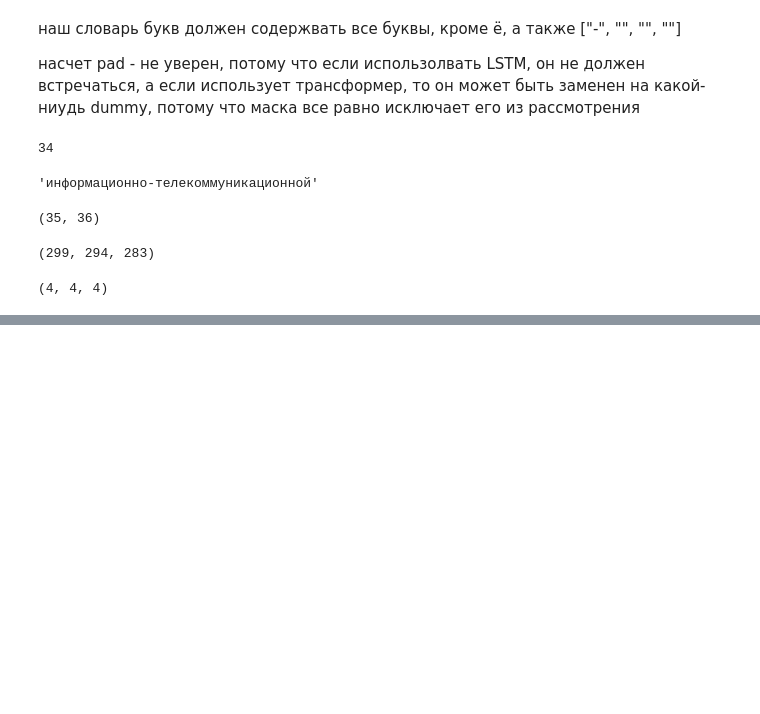
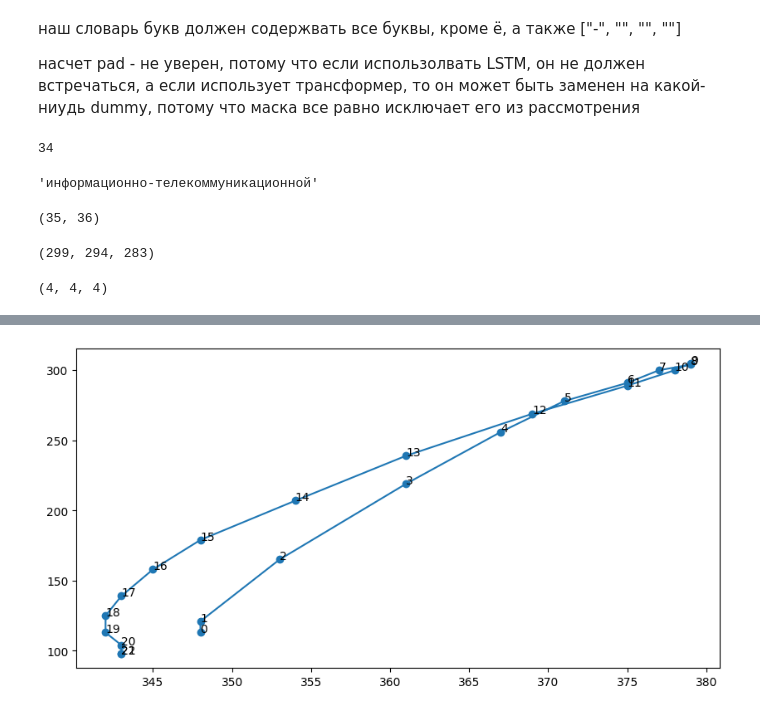
Before and after one commit to proshian/neuroswipe, a Jupyter notebook: src/data_analysis/analysis.ipynb, the cells around one changed output, grey strips where cells are left out. Saved outputs shown, nothing was run; the diff lists cells and outputs as text; code cells hidden in the pictures; blank space fills up the shorter version.

```diff
--- a/src/data_analysis/analysis.ipynb
+++ b/src/data_analysis/analysis.ipynb
@@ -670,0 +797,8 @@ def create_dataset_without_errors(dataset_path: str,
+# %%
+plt.figure(figsize=(10, 5))
+plt.scatter(c['x'], c['y'])
+plt.plot(c['x'], c['y'])
+for i, (x, y) in enumerate(zip(c['x'], c['y'])):
+    plt.text(x,y,i)
+# %% [output]
+[figure, added]
```
Also changed, not shown: parts of 8 cells of this notebook.
